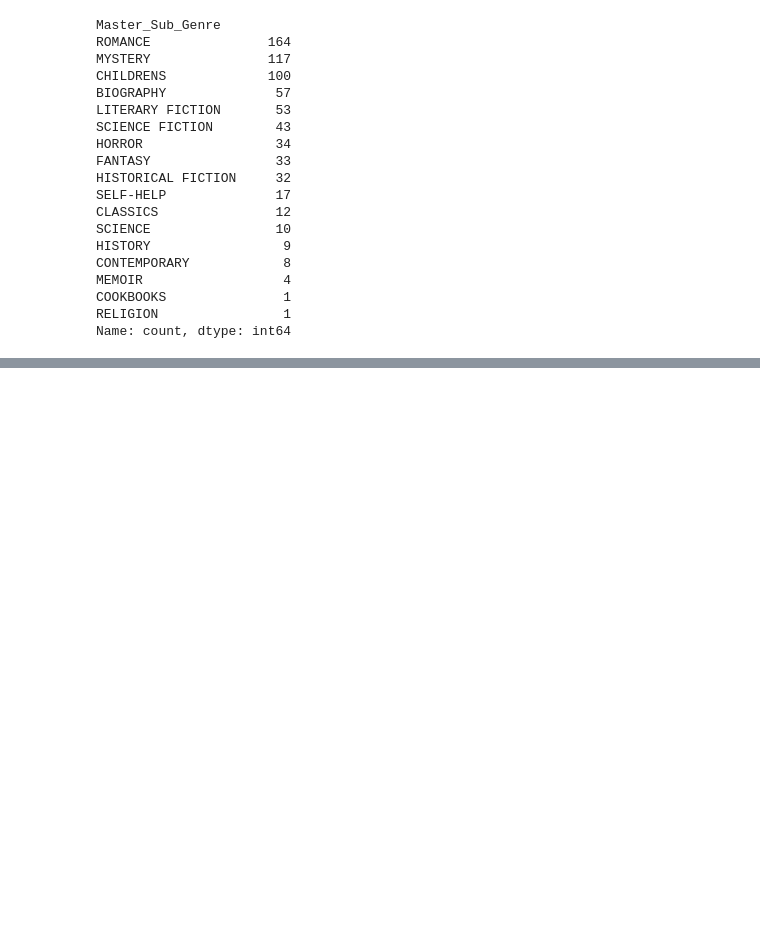
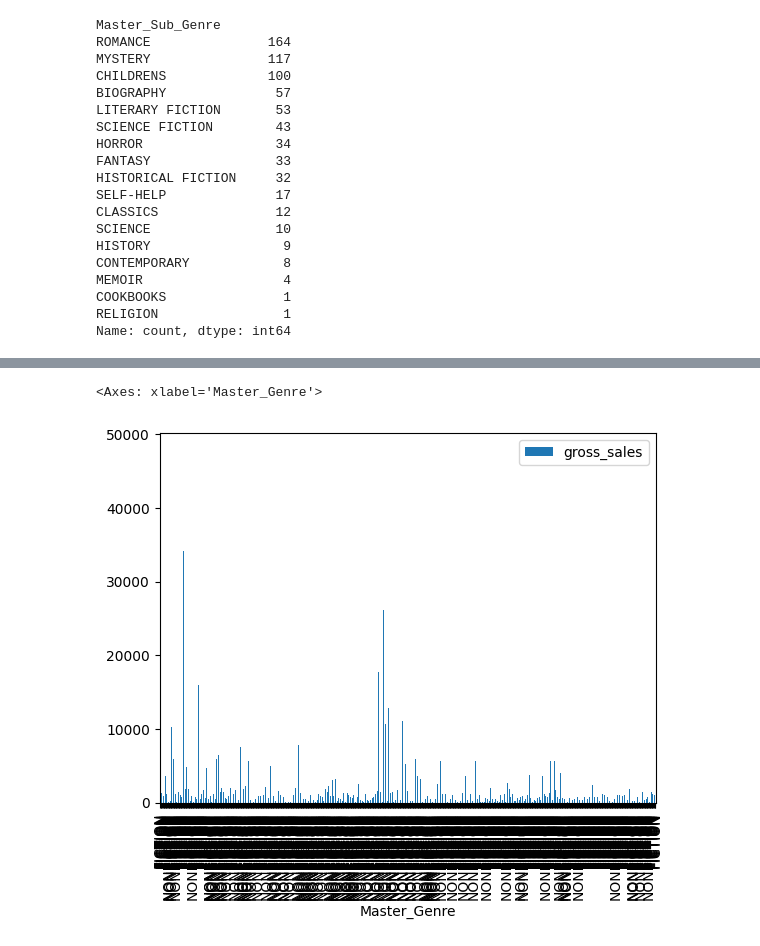
Before and after one commit to ammabe1/Publish-Me---Release-Assistant, a Jupyter notebook: Publish_Me Release_Assistant.ipynb, the cells around one changed output, grey strips where cells are left out. Cells and saved outputs as stored; diff of their text form; code cells hidden in the pictures; blank space fills up the shorter version.

```diff
--- a/Publish_Me Release_Assistant.ipynb
+++ b/Publish_Me Release_Assistant.ipynb
@@ -545,0 +619,6 @@ Full_Book_Details_modified.head(10)
+# %%
+# graph of sales numbers for fiction and non-fiction
+Full_Book_Details_modified.plot(x='Master_Genre', y='gross_sales', kind="bar")
+# %% [output]
+<Axes: xlabel='Master_Genre'>
+[figure, added]
```
Also changed, not shown: parts of 7 cells of this notebook, 1 other file.
